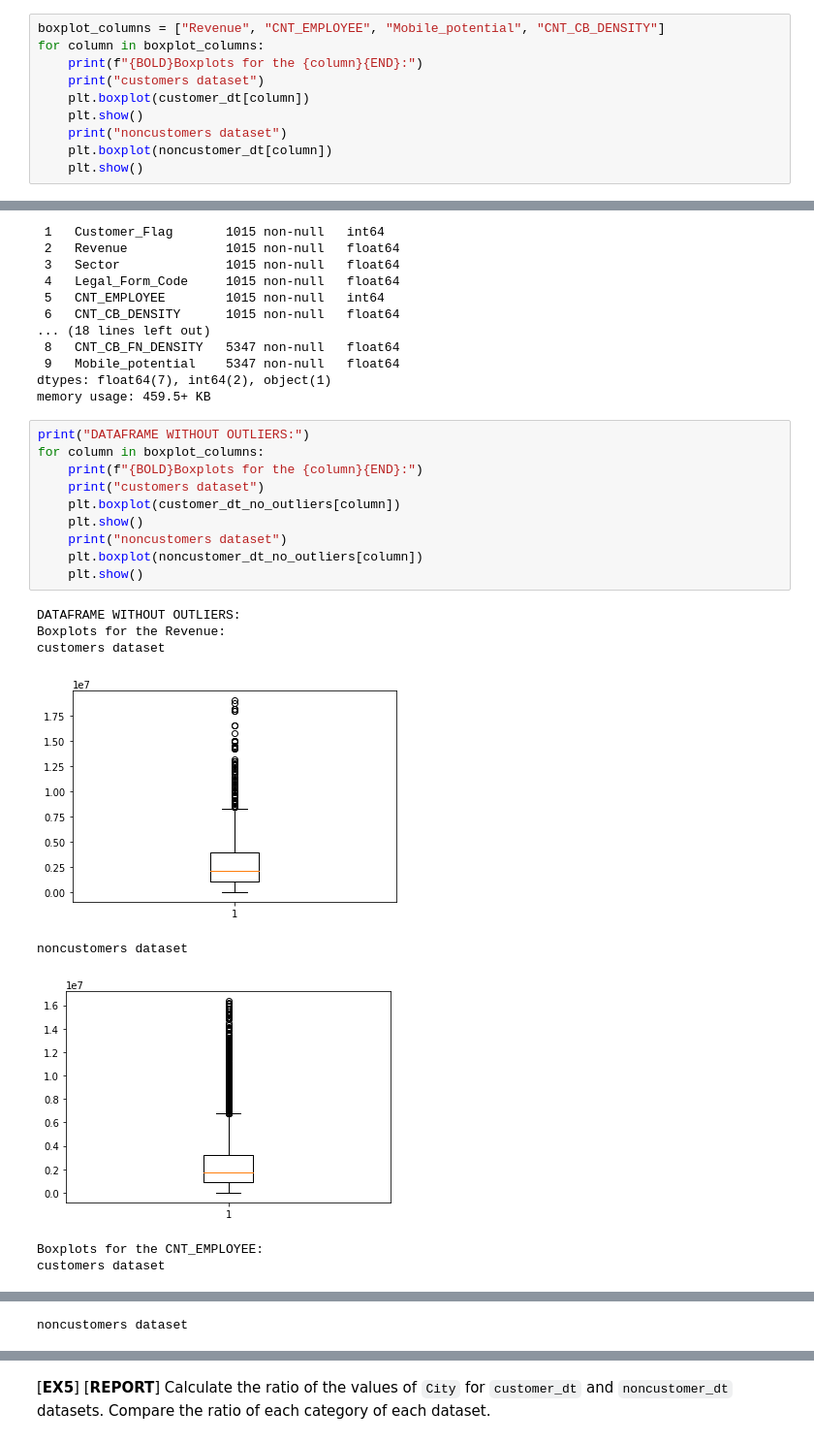
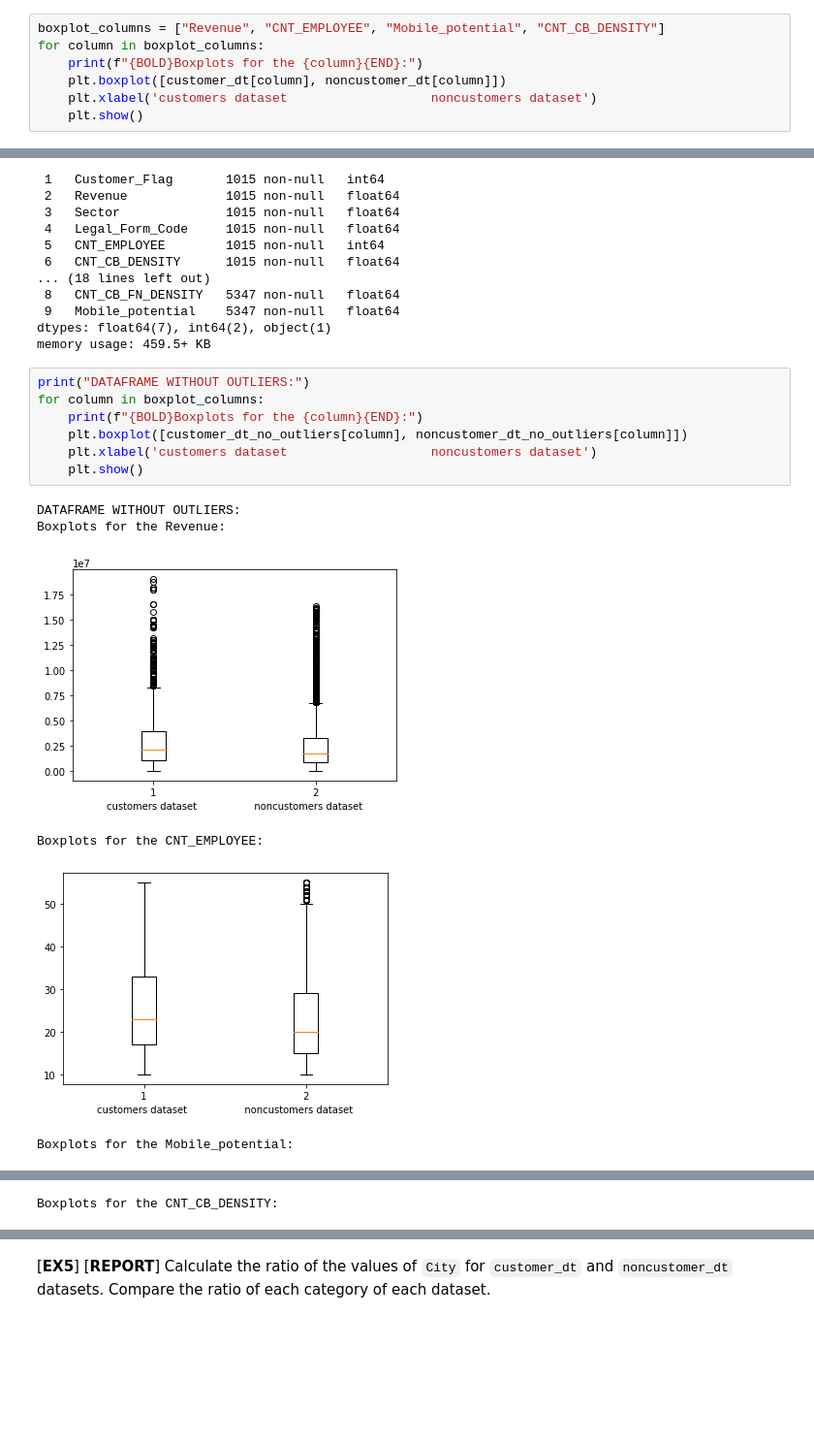
Before and after one commit to alex1162/Machine-Learning, a Jupyter notebook: PJ2/P02.ipynb, the cells around one changed output, grey strips where cells are left out. Shown at 97% size. Cells and saved outputs as stored; diff of their text form; blank space fills up the shorter version.

```diff
--- a/PJ2/P02.ipynb
+++ b/PJ2/P02.ipynb
@@ -171,11 +171,8 @@ noncustomer_dt = market_dt[market_dt['Customer_Flag'] == 0]
 boxplot_columns = ["Revenue", "CNT_EMPLOYEE", "Mobile_potential", "CNT_CB_DENSITY"]
 for column in boxplot_columns:
     print(f"{BOLD}Boxplots for the {column}{END}:")
-    print("customers dataset")
-    plt.boxplot(customer_dt[column])
+    plt.boxplot([customer_dt[column], noncustomer_dt[column]])
+    plt.xlabel('customers dataset                   noncustomers dataset')
     plt.show()
-    print("noncustomers dataset")
-    plt.boxplot(noncustomer_dt[column])
-    plt.show()
 # %% [output]
 Boxplots for the Revenue:
@@ -245,19 +234,14 @@ memory usage: 459.5+ KB
 # %%
 print("DATAFRAME WITHOUT OUTLIERS:")
 for column in boxplot_columns:
     print(f"{BOLD}Boxplots for the {column}{END}:")
-    print("customers dataset")
-    plt.boxplot(customer_dt_no_outliers[column])
+    plt.boxplot([customer_dt_no_outliers[column], noncustomer_dt_no_outliers[column]])
+    plt.xlabel('customers dataset                   noncustomers dataset')
     plt.show()
-    print("noncustomers dataset")
-    plt.boxplot(noncustomer_dt_no_outliers[column])
-    plt.show()
 # %% [output]
 DATAFRAME WITHOUT OUTLIERS:
 Boxplots for the Revenue:
-customers dataset
-[figure, old version]
+[figure, new version]
-noncustomers dataset
+Boxplots for the CNT_EMPLOYEE:
-[figure, old version]
+[figure, new version]
-Boxplots for the CNT_EMPLOYEE:
-customers dataset
+Boxplots for the Mobile_potential:
@@ -265 +249 @@ customers dataset
-noncustomers dataset
+Boxplots for the CNT_CB_DENSITY:
```
Also changed, not shown: parts of 2 cells of this notebook.
